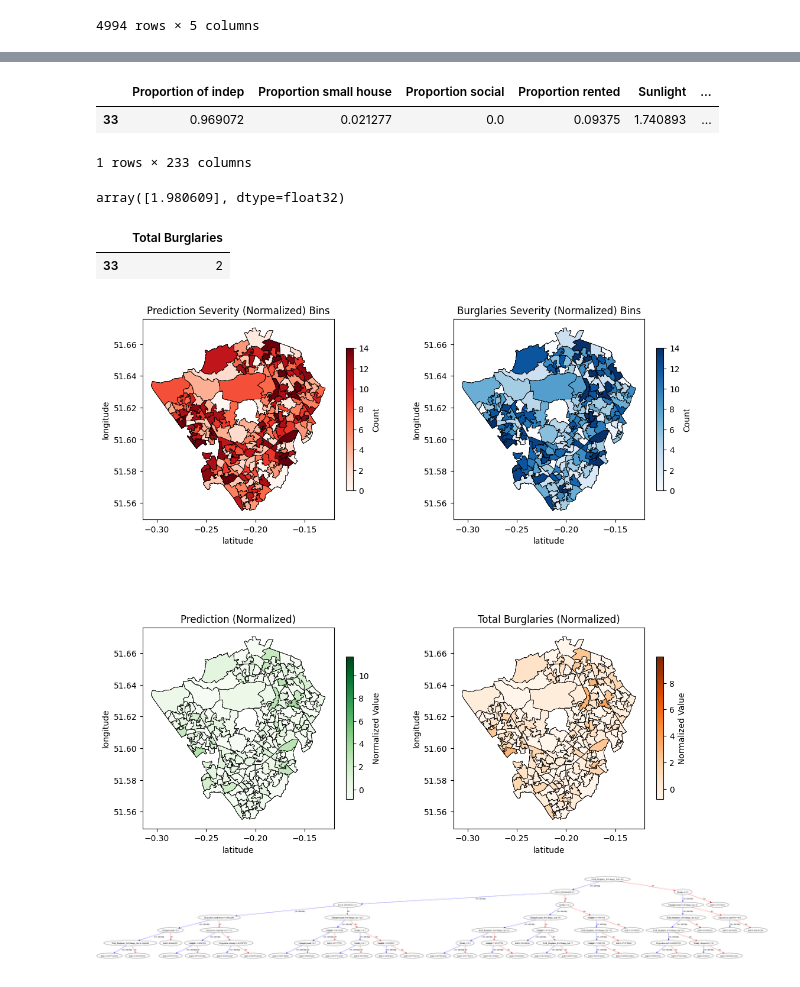
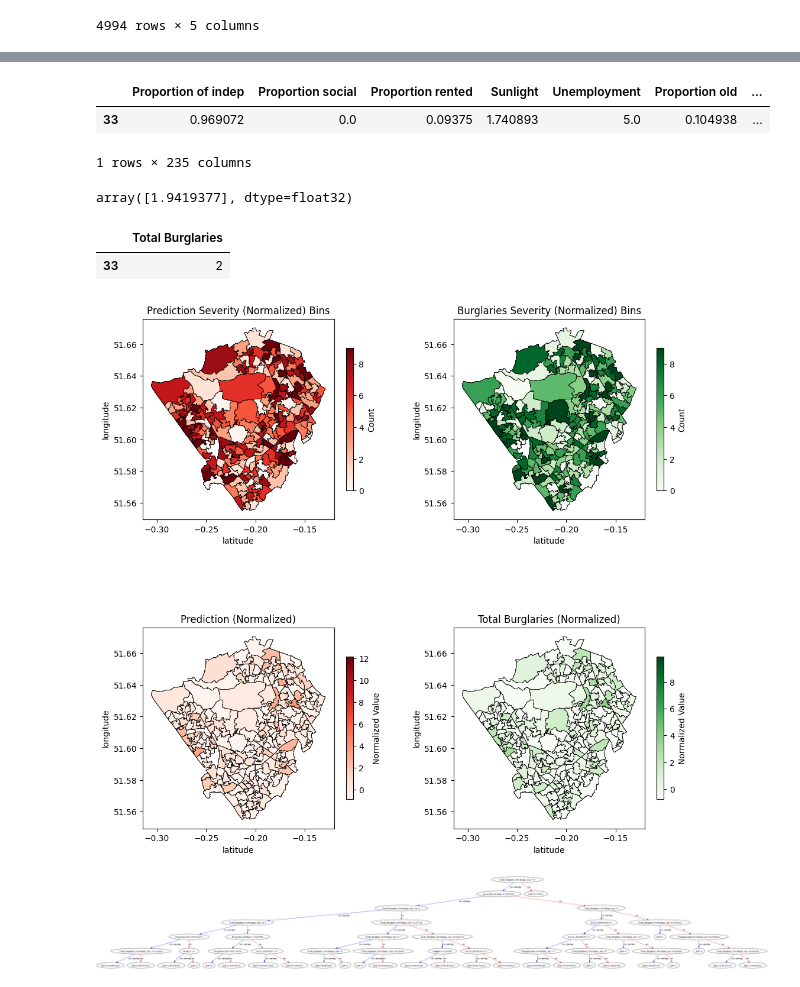
Before and after one commit to DC2-G19/policeResourceAllocation, a Jupyter notebook: XGBoost_Model.ipynb, the cells around one changed output, grey strips where cells are left out. Drawn from its saved outputs; the diff is of its cells as text; code cells hidden in the pictures.

Commit message:
Almost finlased models (parm and inp)

```diff
--- a/XGBoost_Model.ipynb
+++ b/XGBoost_Model.ipynb
@@ -75,9 +74,11 @@ burglaries_per_lsoa_month = df_bar_5yr[df_bar_5yr['Crime type'] == 'Burglary'].g
 burglaries_per_lsoa_month = burglaries_per_lsoa_month.reset_index(name='Total Burglaries')
 #Getting total burglaries per LSOA on a Monthly basis
 # %%
-temp_merged = burglaries_per_lsoa_month.merge(df_housing_clean, how='left', on=['LSOA code']).dropna() #Merging Berg and Housing
+temp_merged = burglaries_per_lsoa_month.merge(df_housing_clean, how='left', on=['LSOA code']) #Merging Berg and Housing
+temp_merged.fillna(temp_merged.mean(), inplace=True)
 df_merged = temp_merged.merge(df_sunlight, how='left', on=['Month']) #Merging sunlight and (Housing+Burg)
 df_merged_2 =  df_merged.merge(df_unemployment_5yr, how='left', on=['Month', 'LSOA code']) #Mergving pervious with unemployment
 df_merged_3 = df_merged_2.merge(df_grannies, how='left', on='LSOA code')
 temp_merged_clean = df_merged_3.drop(columns=['LSOA name']) #Drop unnecessary Cols
-temp_merged_clean
+#temp_merged_clean
+#len(df_merged_3['LSOA code'].unique())
@@ -144,13 +115,16 @@ df_temp_merged_clean_dummies = pd.concat([df_temp_merged_clean_dummies, month_du
 df_temp_merged_clean_train = df_temp_merged_clean_dummies[(df_temp_merged_clean_dummies['Month'].dt.year >= train_lower) & (df_temp_merged_clean_dummies['Month'].dt.year <= train_upper)]
 df_temp_merged_clean_test = df_temp_merged_clean_dummies[(df_temp_merged_clean_dummies['Month'].dt.year >= test_lower) & (df_temp_merged_clean_dummies['Month'].dt.year <= test_upper)]
 #Filtering test and train based on time span provided in the 2nd cell
+# %%
+normal =["Total Burglaries", "LSOA code", "Month_Int", "Month", "Proportion small house", "One person Aged up to 65", "One person Aged 66+", "Family: all aged 66+"] #remove some for multicolinearity
+unep_lag_l = ["Unemployment_PctChange_2m" ,"Unemployment_PctChange_4m","Unemployment_PctChange_5m", "Unemployment_PctChange_6m", "Unemployment_PctChange_7m", "Unemployment_PctChange_8m", "Unemployment_PctChange_9m", "Unemployment_PctChange_10m", "Unemployment_PctChange_11m"]
+burg_lag_l = ["Total_Burglaries_PctChange_4m","Total_Burglaries_PctChange_2m","Total_Burglaries_PctChange_5m","Total_Burglaries_PctChange_6m", "Total_Burglaries_PctChange_7m", "Total_Burglaries_PctChange_8m", "Total_Burglaries_PctChange_9m", "Total_Burglaries_PctChange_10m", "Total_Burglaries_PctChange_11m" ]
+columns_drop = normal + unep_lag_l + burg_lag_l
 # %%
-lags_unep_burg = ["Unemployment_PctChange_1m", "Unemployment_PctChange_2m", "Unemployment_PctChange_3m", "Unemployment_PctChange_4m", "Unemployment_PctChange_5m", "Unemployment_PctChange_6m", "Unemployment_PctChange_7m", "Unemployment_PctChange_8m", "Unemployment_PctChange_9m", "Unemployment_PctChange_10m", "Unemployment_PctChange_11m", "Unemployment_PctChange_12m", "Total_Burglaries_PctChange_1m", "Total_Burglaries_PctChange_2m", "Total_Burglaries_PctChange_3m", "Total_Burglaries_PctChange_4m", "Total_Burglaries_PctChange_5m", "Total_Burglaries_PctChange_6m", "Total_Burglaries_PctChange_7m", "Total_Burglaries_PctChange_8m", "Total_Burglaries_PctChange_9m", "Total_Burglaries_PctChange_10m", "Total_Burglaries_PctChange_11m", "Total_Burglaries_PctChange_12m"]
-
-X_train = df_temp_merged_clean_train.drop(columns=["Total Burglaries", "LSOA code", "Month_Int", "Month","Unemployment_PctChange_2m" ,"Unemployment_PctChange_4m","Unemployment_PctChange_5m", "Unemployment_PctChange_6m", "Unemployment_PctChange_7m", "Unemployment_PctChange_8m", "Unemployment_PctChange_9m", "Unemployment_PctChange_10m", "Unemployment_PctChange_11m", "Total_Burglaries_PctChange_4m","Total_Burglaries_PctChange_2m","Total_Burglaries_PctChange_5m","Total_Burglaries_PctChange_6m", "Total_Burglaries_PctChange_7m", "Total_Burglaries_PctChange_8m", "Total_Burglaries_PctChange_9m", "Total_Burglaries_PctChange_10m", "Total_Burglaries_PctChange_11m" ]) # What you give to the model
+X_train = df_temp_merged_clean_train.drop(columns=columns_drop) # What you give to the model
 y_train = df_temp_merged_clean_train[["Total Burglaries"]] # What needs to be predicted
 
-X_test = df_temp_merged_clean_test.drop(columns=["Total Burglaries", "LSOA code", "Month_Int", "Month","Unemployment_PctChange_2m" ,"Unemployment_PctChange_4m","Unemployment_PctChange_5m", "Unemployment_PctChange_6m", "Unemployment_PctChange_7m", "Unemployment_PctChange_8m", "Unemployment_PctChange_9m", "Unemployment_PctChange_10m", "Unemployment_PctChange_11m", "Total_Burglaries_PctChange_4m","Total_Burglaries_PctChange_2m","Total_Burglaries_PctChange_5m","Total_Burglaries_PctChange_6m", "Total_Burglaries_PctChange_7m", "Total_Burglaries_PctChange_8m", "Total_Burglaries_PctChange_9m", "Total_Burglaries_PctChange_10m", "Total_Burglaries_PctChange_11m" ]) # What you give to the model
+X_test = df_temp_merged_clean_test.drop(columns=columns_drop) # What you give to the model
 y_test = df_temp_merged_clean_test[["Total Burglaries"]] # What needs to be predicted
 # %%
 X_train.head()
@@ -165,5 +139,5 @@ X_train.head()
 # %%
-model = XGBRegressor(n_estimators=100)
+model = XGBRegressor(n_estimators=100, reg_lambda = 1.5, alpha = 1)
 model.fit(X_train, y_train)
 #Fitting data to model
 # %% [output]
@@ -280,13 +254,13 @@ predictions_df
 # %%
 X_test[0:1]
 # %% [output]
-|  | Proportion of indep | Proportion small house | Proportion social | Proportion rented | Sunlight | ... |
-| 33 | 0.969072 | 0.021277 | 0.0 | 0.09375 | 1.740893 | ... |
+|  | Proportion of indep | Proportion social | Proportion rented | Sunlight | Unemployment | Proportion old | ... |
+| 33 | 0.969072 | 0.0 | 0.09375 | 1.740893 | 5.0 | 0.104938 | ... |
-1 rows × 233 columns
+1 rows × 235 columns
 # %%
 model.predict(X_test[0:1])
 # %% [output]
-array([1.980609], dtype=float32)
+array([1.9419377], dtype=float32)
 # %%
 y_test[0:1]
 # %% [output]
@@ -323,9 +297,9 @@ axs[0, 0].set_xlabel('latitude')
 axs[0, 0].set_ylabel('longitude')
 
 # Plot the second map - Burglaries_Severity_Norm
-merged_cpl_geo.plot(column='Burglaries_Severity_Norm', cmap='Blues', edgecolor='black', linewidth=0.5, ax=axs[0, 1])
+merged_cpl_geo.plot(column='Burglaries_Severity_Norm', cmap='Greens', edgecolor='black', linewidth=0.5, ax=axs[0, 1])
 axs[0, 1].set_title('Burglaries Severity (Normalized) Bins')
-sm2 = plt.cm.ScalarMappable(cmap='Blues')
+sm2 = plt.cm.ScalarMappable(cmap='Greens')
 sm2.set_array(merged_cpl_geo['Burglaries_Severity_Norm'])
 cbar2 = plt.colorbar(sm2, orientation='vertical', shrink=0.6, ax=axs[0, 1])
 cbar2.set_label('Count')
@@ -333,9 +307,9 @@ axs[0, 1].set_xlabel('latitude')
 axs[0, 1].set_ylabel('longitude')
 
 # Plot the third map - Prediction_Normalized
-merged_cpl_geo.plot(column='Prediction_Normalized', cmap='Greens', edgecolor='black', linewidth=0.5, ax=axs[1, 0])
+merged_cpl_geo.plot(column='Prediction_Normalized', cmap='Reds', edgecolor='black', linewidth=0.5, ax=axs[1, 0])
 axs[1, 0].set_title('Prediction (Normalized)')
-sm3 = plt.cm.ScalarMappable(cmap='Greens')
+sm3 = plt.cm.ScalarMappable(cmap='Reds')
 sm3.set_array(merged_cpl_geo['Prediction_Normalized'])
 cbar3 = plt.colorbar(sm3, orientation='vertical', shrink=0.6, ax=axs[1, 0])
 cbar3.set_label('Normalized Value')
@@ -343,9 +317,9 @@ axs[1, 0].set_xlabel('latitude')
 axs[1, 0].set_ylabel('longitude')
 
 # Plot the fourth map - Total_Burglaries_Normalized
-merged_cpl_geo.plot(column='Total_Burglaries_Normalized', cmap='Oranges', edgecolor='black', linewidth=0.5, ax=axs[1, 1])
+merged_cpl_geo.plot(column='Total_Burglaries_Normalized', cmap='Greens', edgecolor='black', linewidth=0.5, ax=axs[1, 1])
 axs[1, 1].set_title('Total Burglaries (Normalized)')
-sm4 = plt.cm.ScalarMappable(cmap='Oranges')
+sm4 = plt.cm.ScalarMappable(cmap='Greens')
 sm4.set_array(merged_cpl_geo['Total_Burglaries_Normalized'])
 cbar4 = plt.colorbar(sm4, orientation='vertical', shrink=0.6, ax=axs[1, 1])
 cbar4.set_label('Normalized Value')
@@ -358,20 +332,20 @@ plt.subplots_adjust(wspace=0.3, hspace=0.3)
 # Show the plot
 plt.show()
 # %% [output]
-[figure, old version]
+[figure, new version]
 # %%
 import xgboost as xgb
 import pydot
 from IPython.display import Image
 
 # Convert a single tree to DOT format
-tree = xgb.to_graphviz(model, num_trees=21)
+tree = xgb.to_graphviz(model, num_trees=1)
 tree.format = 'png'  # Set the output format (e.g., png, pdf, svg)
 
 # Save the tree as an image
 tree.render("tree")  # Specify the output file name and DPI
 
 # Display the saved image
 Image(filename="tree.png")
 # %% [output]
-[figure, old version]
+[figure, new version]
```
Also changed, not shown: parts of 10 cells of this notebook.
